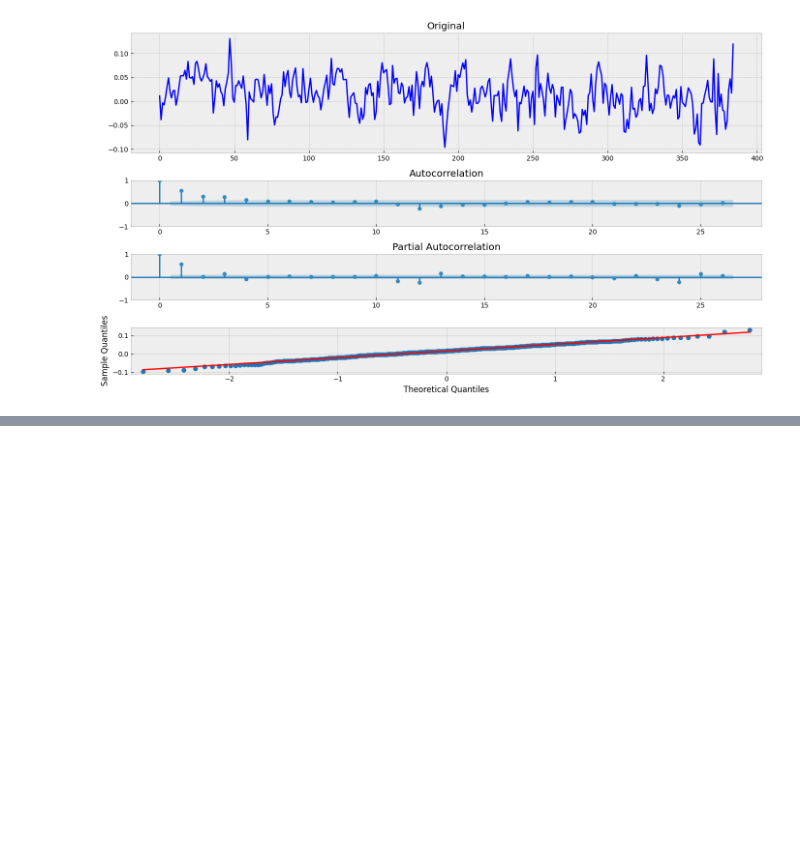
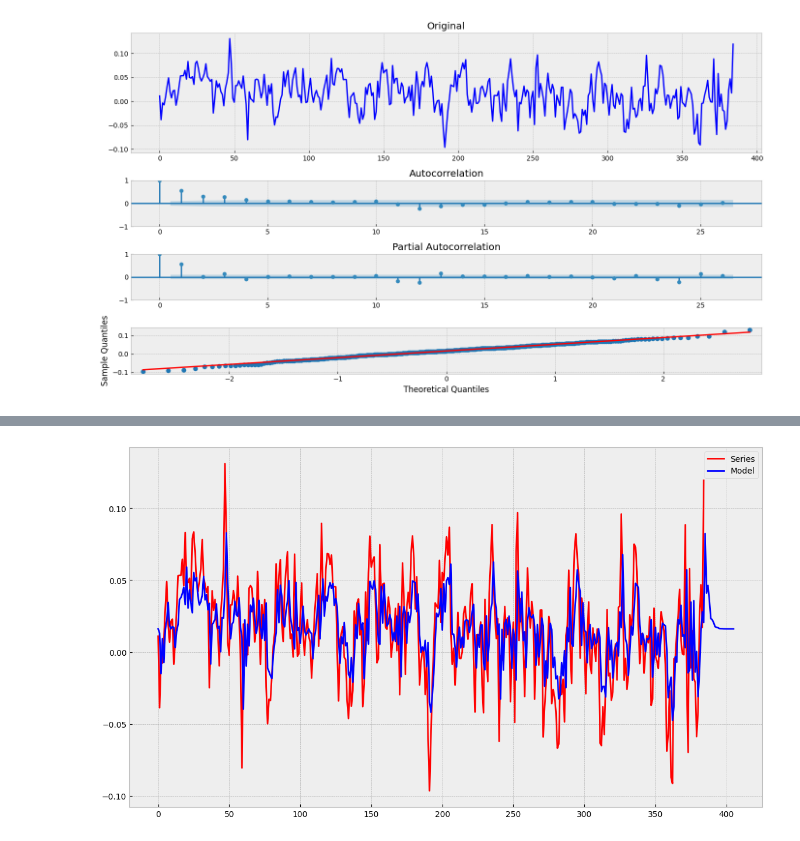
Before and after one commit to diss03/Time-series, a Jupyter notebook: Занятие 3/Лекция и практика 3.ipynb, the cells around one changed output, grey strips where cells are left out. Saved outputs shown, nothing was run; the diff lists cells and outputs as text; code cells hidden in the pictures; blank space fills up the shorter version.

```diff
--- a/Занятие 3/Лекция и практика 3.ipynb
+++ b/Занятие 3/Лекция и практика 3.ipynb
@@ -596,10 +608,10 @@ best_aic = np.inf
 best_order = None
 best_mdl = None
 
-for i in range(5):
-    for j in range(5):
+for i in range(4):
+    for j in range(4):
         try:
-            tmp_mdl = ARIMA(arma22, order=(i, j, 0)).fit()
+            tmp_mdl = SARIMAX(series, order=(i, 0, j)).fit(maxiter=5000)
             tmp_aic = tmp_mdl.aic
             if tmp_aic < best_aic:
                 best_aic = tmp_aic
@@ -1030,3 +1078,22 @@ Critical Value (5%)             -2.869341
 Critical Value (10%)            -2.570926
 dtype: float64
 [figure]
+# %%
+best_aic = np.inf
+best_order = None
+best_mdl = None
+
+for i in range(5):
+    for j in range(5):
+        try:
+            tmp_mdl = ARIMA(series, order=(i, 0, j)).fit()
+            tmp_aic = tmp_mdl.aic
+            print('aic: {:6.5f} | order: {}'.format(tmp_aic, (i, j)))
+            if tmp_aic < best_aic:
+                best_aic = tmp_aic
+                best_order = (i, j)
+                best_mdl = tmp_mdl
+        except: continue
+
+
+print('aic: {:6.5f} | order: {}'.format(best_aic, best_order))
@@ -1032,0 +1127,12 @@ dtype: float64
+# %%
+with plt.style.context('bmh'):
+    plt.figure(figsize=(14,8))
+    ax = plt.axes()
+    prediction = best_mdl.predict(0, len(series)+20, ax=ax)
+    # plot_fit(mdl, exog_idx=0, y_true=series, ax=ax, vlines=True)
+    plt.plot(series, color='red', label='Series')
+    plt.plot(prediction, color='blue', label='Model')
+    plt.legend()
+    plt.show()
+# %% [output]
+[figure, added]
```
Also changed, not shown: parts of 10 cells of this notebook.
